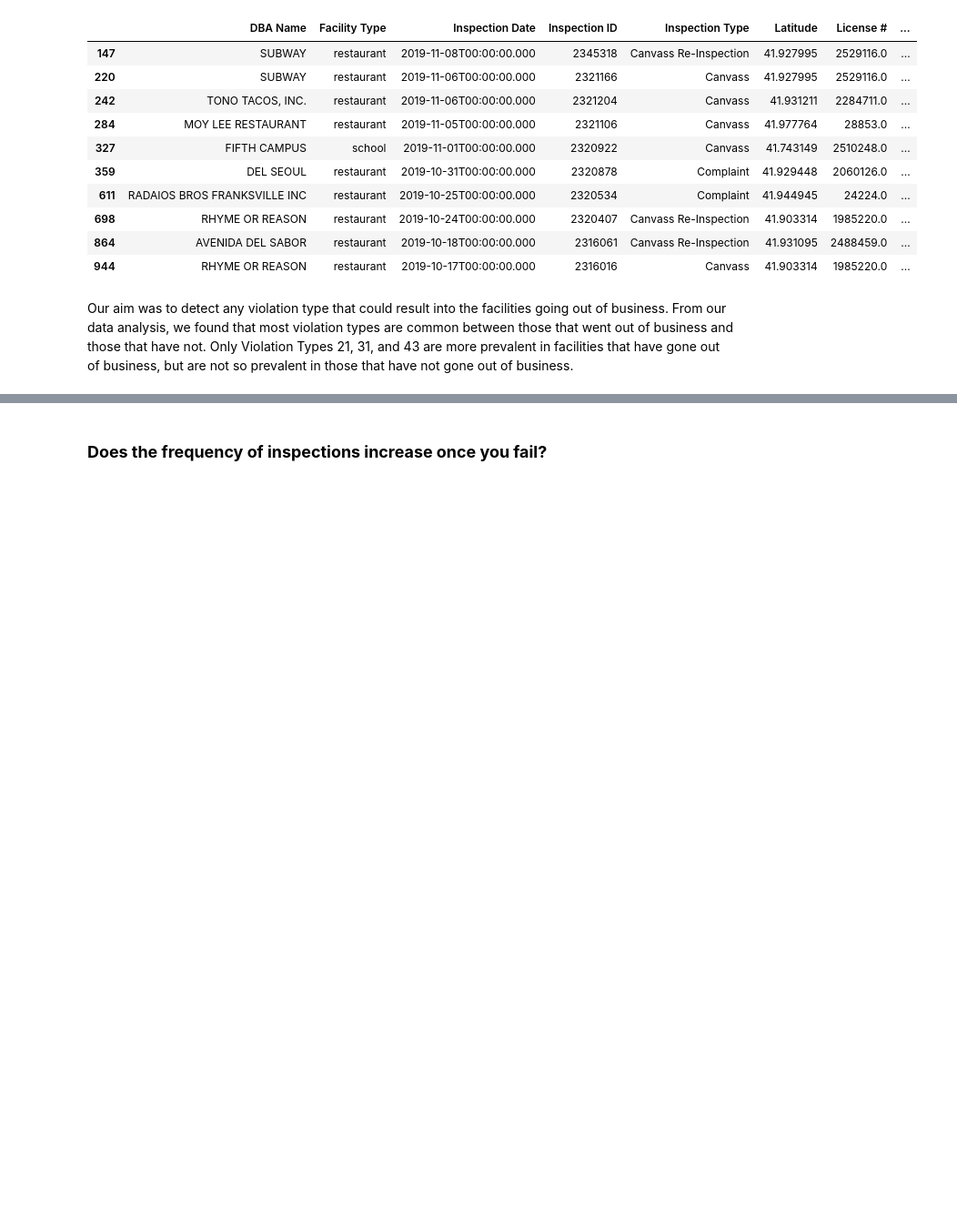
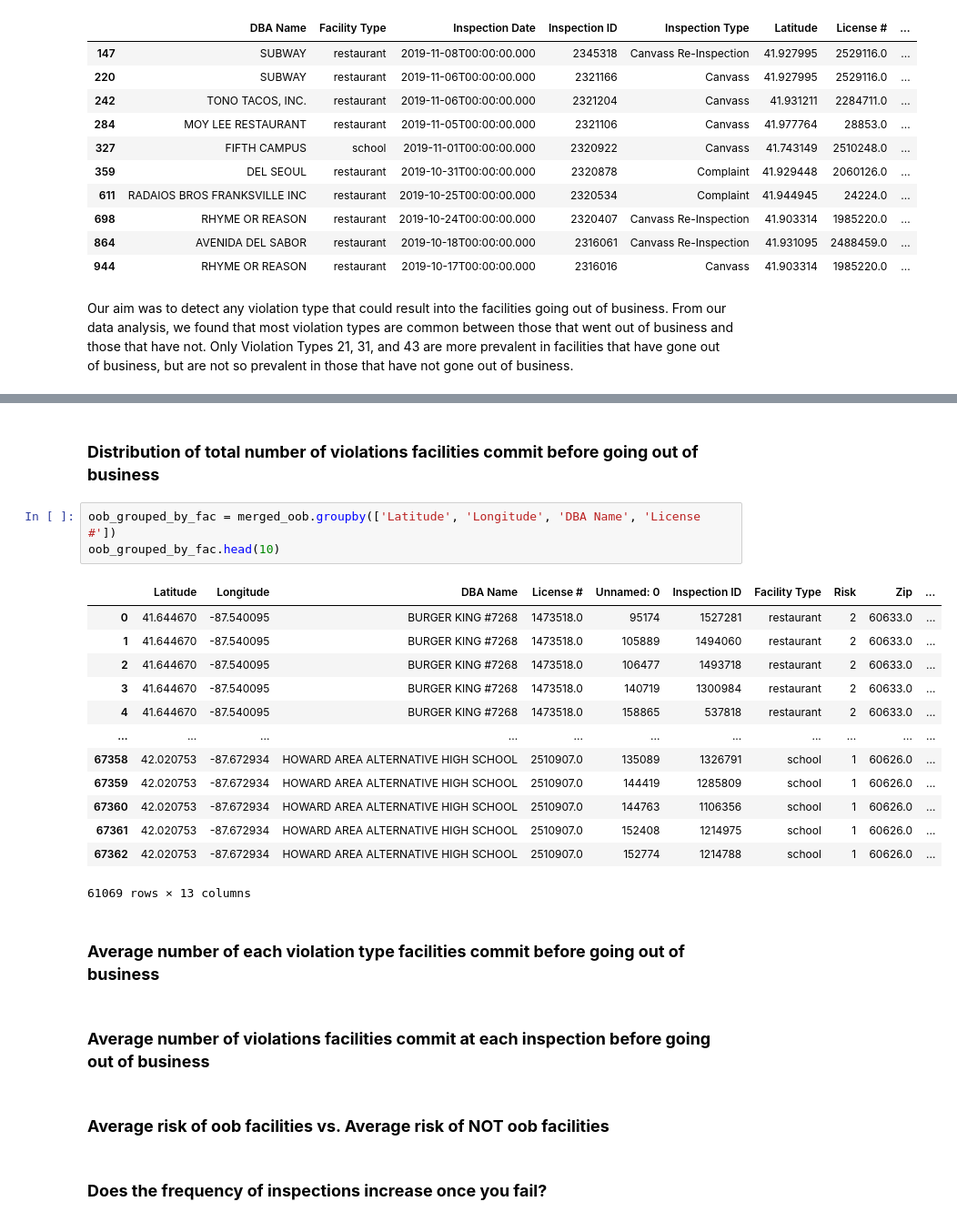
Before and after one commit to RubinDaija/epfl-ada-2019-project, a Jupyter notebook: project-violations.ipynb, the cells around one changed output, grey strips where cells are left out. Shown: that part at 91% size. Drawn from its saved outputs; the diff is of its cells as text; blank space fills up the shorter version.

```diff
--- a/project-violations.ipynb
+++ b/project-violations.ipynb
@@ -676,3 +726,28 @@ Our aim was to detect any violation type that could result into the facilities g
+# %% [markdown]
+### **Distribution of total number of violations facilities commit before going out of business**
+# %%
+oob_grouped_by_fac = merged_oob.groupby(['Latitude', 'Longitude', 'DBA Name', 'License #'])
+oob_grouped_by_fac.head(10)
+# %% [output]
+|  | Latitude | Longitude | DBA Name | License # | Unnamed: 0 | Inspection ID | Facility Type | Risk | Zip | ... |
+| 0 | 41.644670 | -87.540095 | BURGER KING #7268 | 1473518.0 | 95174 | 1527281 | restaurant | 2 | 60633.0 | ... |
+| 1 | 41.644670 | -87.540095 | BURGER KING #7268 | 1473518.0 | 105889 | 1494060 | restaurant | 2 | 60633.0 | ... |
+| 2 | 41.644670 | -87.540095 | BURGER KING #7268 | 1473518.0 | 106477 | 1493718 | restaurant | 2 | 60633.0 | ... |
+| 3 | 41.644670 | -87.540095 | BURGER KING #7268 | 1473518.0 | 140719 | 1300984 | restaurant | 2 | 60633.0 | ... |
+| 4 | 41.644670 | -87.540095 | BURGER KING #7268 | 1473518.0 | 158865 | 537818 | restaurant | 2 | 60633.0 | ... |
+| ... | ... | ... | ... | ... | ... | ... | ... | ... | ... | ... |
+| 67358 | 42.020753 | -87.672934 | HOWARD AREA ALTERNATIVE HIGH SCHOOL | 2510907.0 | 135089 | 1326791 | school | 1 | 60626.0 | ... |
+| 67359 | 42.020753 | -87.672934 | HOWARD AREA ALTERNATIVE HIGH SCHOOL | 2510907.0 | 144419 | 1285809 | school | 1 | 60626.0 | ... |
+| 67360 | 42.020753 | -87.672934 | HOWARD AREA ALTERNATIVE HIGH SCHOOL | 2510907.0 | 144763 | 1106356 | school | 1 | 60626.0 | ... |
+| 67361 | 42.020753 | -87.672934 | HOWARD AREA ALTERNATIVE HIGH SCHOOL | 2510907.0 | 152408 | 1214975 | school | 1 | 60626.0 | ... |
+| 67362 | 42.020753 | -87.672934 | HOWARD AREA ALTERNATIVE HIGH SCHOOL | 2510907.0 | 152774 | 1214788 | school | 1 | 60626.0 | ... |
+61069 rows × 13 columns
+# %% [markdown]
+### **Average number of each violation type facilities commit before going out of business**
+# %% [markdown]
+### **Average number of violations facilities commit at each inspection before going out of business**
+# %% [markdown]
+### **Average risk of oob facilities vs. Average risk of NOT oob facilities**
 # %% [markdown]
 ### **Does the frequency of inspections increase once you fail?**
 # %% [markdown]
```
Also changed, not shown: parts of 11 cells of this notebook.
